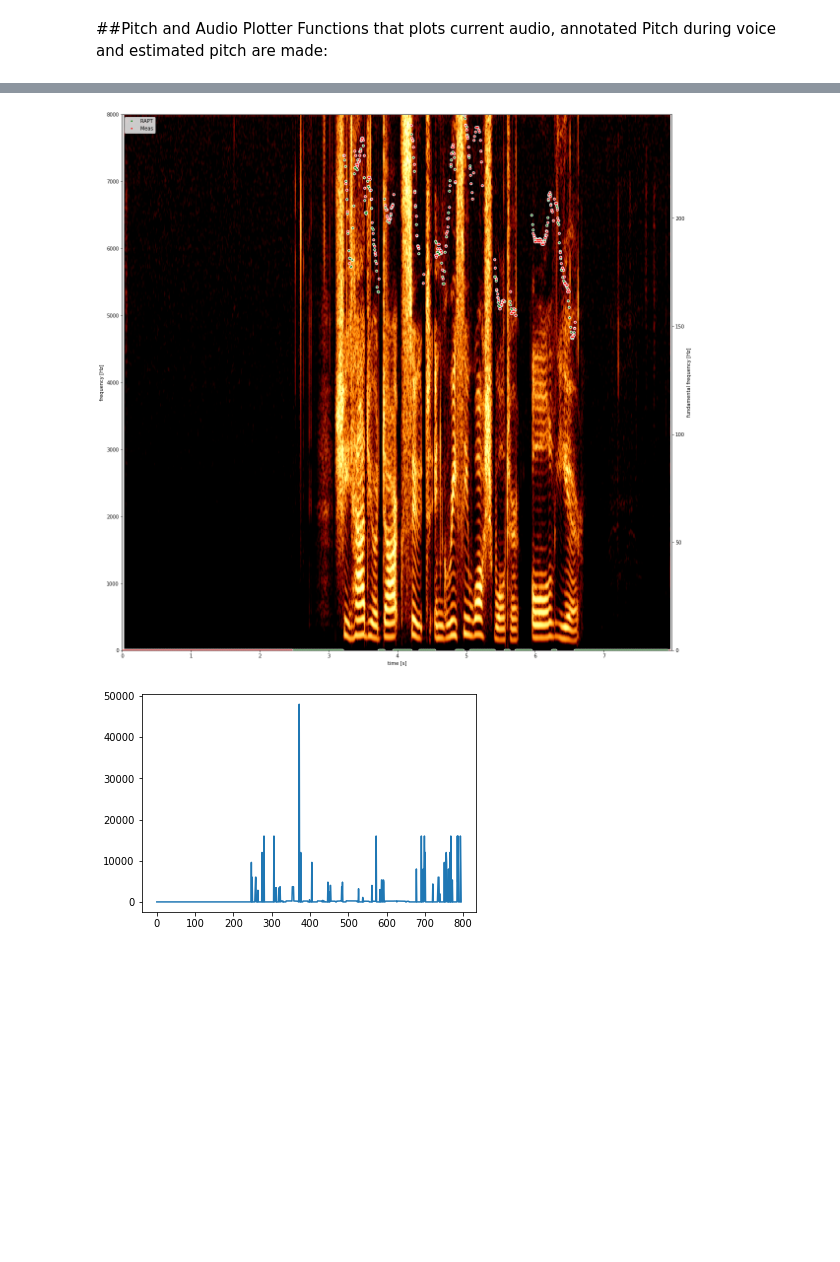
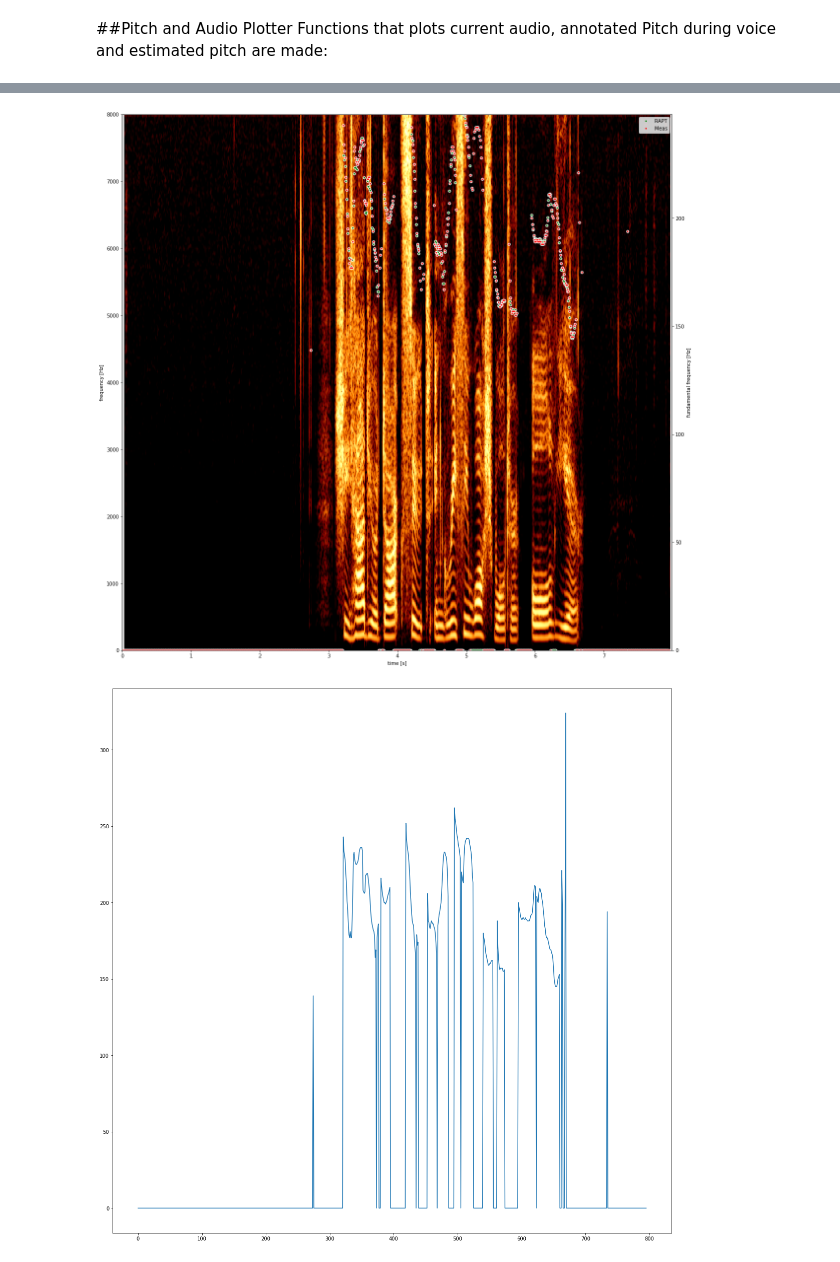
Before and after one commit to taomasgonzalez/Voice_Pitch_Tracking, a Jupyter notebook: Presentation/Voice_PItch_Tracker.ipynb, the cells around one changed output, grey strips where cells are left out. Saved outputs shown, nothing was run; the diff lists cells and outputs as text; code cells hidden in the pictures; blank space fills up the shorter version.

Commit message:
Actualizo Notebook que funciona autocorrelation y YIN

```diff
--- a/Presentation/Voice_PItch_Tracker.ipynb
+++ b/Presentation/Voice_PItch_Tracker.ipynb
@@ -396,7 +411,7 @@ def create_midi(voice_path, annot_path):
     note_segments = SDA.notes_segmentation(len(audio_mono),vda_segmentation, fs, window_seconds=wind_sec, overlap_seconds=hop_sec)
 
     # find the pitch of each segment. notes_fo[i] will be -1 if the segment is unvoiced
-    freqs_fo, pitches_fo = PDA.assign_pitch(audio_mono, fs, note_segments, PDA.autocorrelationAlgorithm)
+    freqs_fo, pitches_fo = PDA.assign_pitch(audio_mono, fs, note_segments, PDA.YIN)
 
 
     plotter(audio_mono, Pitch_Annot,freqs_fo, wind_sec-hop_sec, wind_sec,fs)
@@ -416,6 +431,7 @@ def create_midi(voice_path, annot_path):
 
     #plt.plot(Pitch_Annot)
     #plt.plot(Pitch_Annot-freqs_fo[0:len(Pitch_Annot)])
+    plt.figure(figsize=(20,20))
     plt.plot(freqs_fo)
 # front.print_instructions()
 # selected_option = input()
@@ -437,2 +453,2 @@ create_midi("/content/drive/Shared drives/Pitch Tracking/FEMALE/MIC/F01/mic_F01_
-[figure, old version]
+[figure, new version]
-[figure, old version]
+[figure, new version]
```
Also changed, not shown: parts of 4 cells of this notebook.
